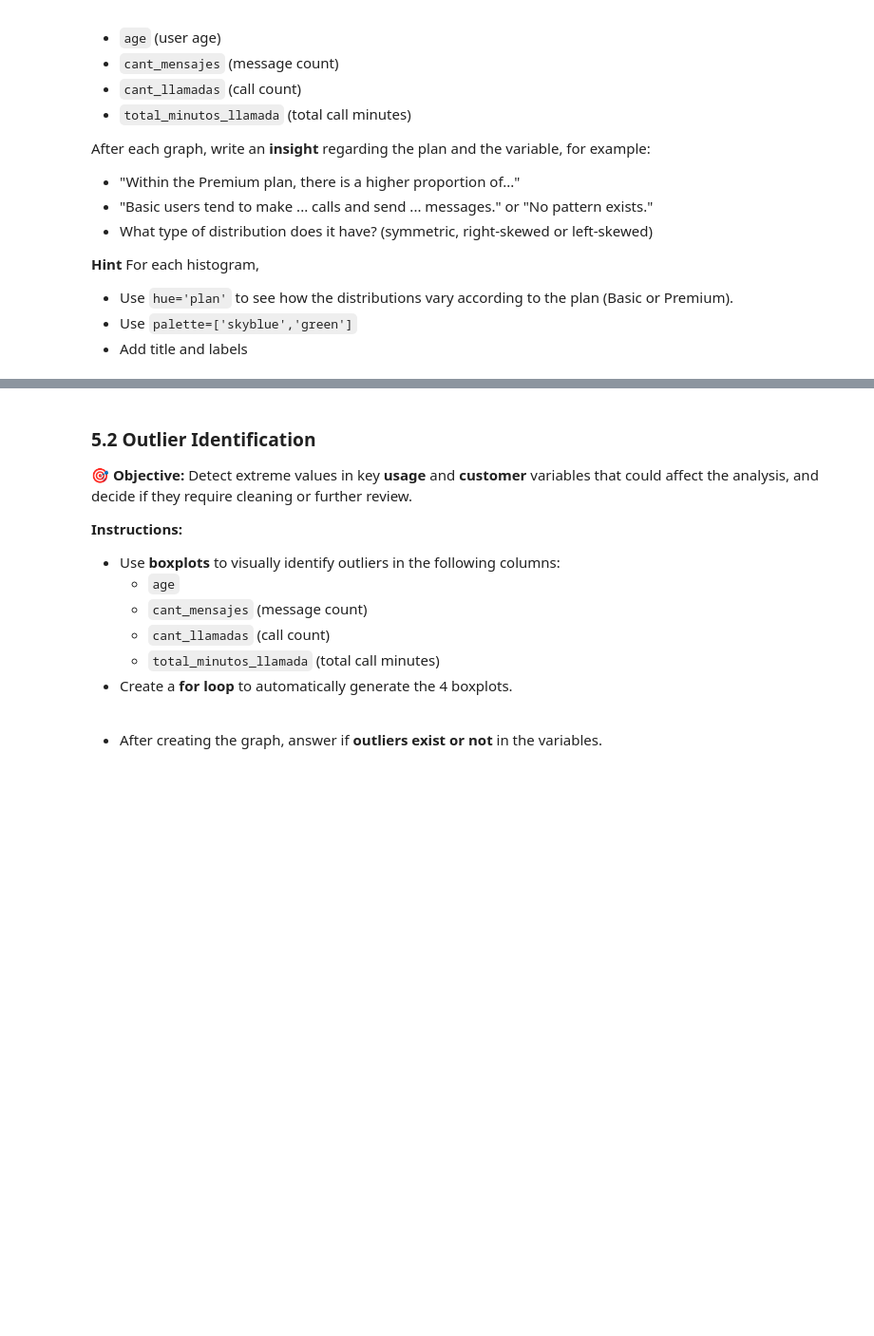
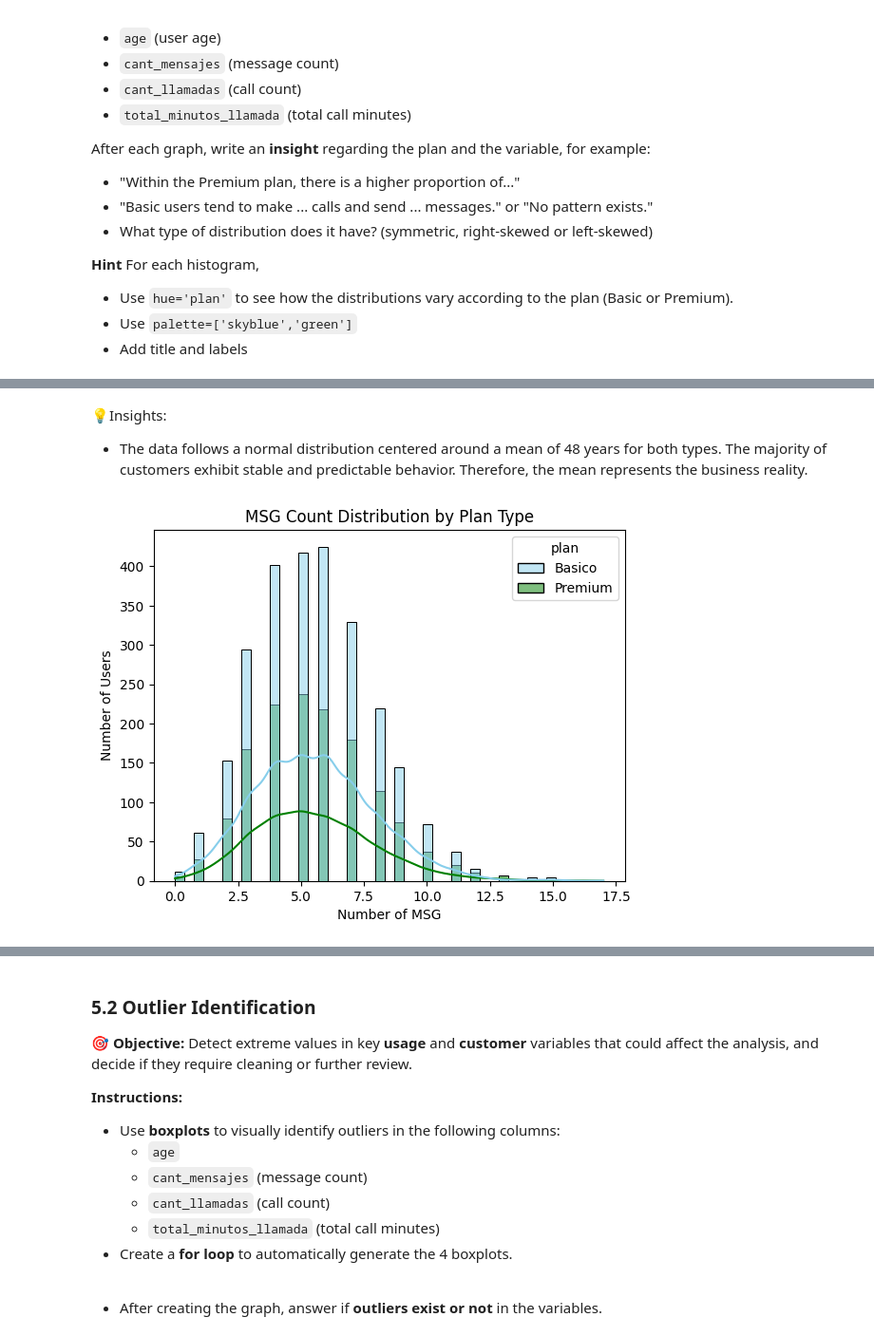
Before and after one commit to IngLuisGarcia17/S7-Project_ConnectaTel, a Jupyter notebook: Copia_de_S7_Project_ConnectaTel.ipynb, the cells around one changed output, grey strips where cells are left out. Shown at 95% size. Cells and saved outputs as stored; diff of their text form; code cells hidden in the pictures; blank space fills up the shorter version.

```diff
--- a/Copia_de_S7_Project_ConnectaTel.ipynb
+++ b/Copia_de_S7_Project_ConnectaTel.ipynb
@@ -357,0 +607,16 @@ NameError: name 'sns' is not defined
+# %% [markdown]
+💡Insights:
+- The data follows a normal distribution centered around a mean of 48 years for both types. The majority of customers exhibit stable and predictable behavior. Therefore, the mean represents the business reality.
+# %%
+# Histogram to visualize message count
+sns.histplot(data= user_profile,
+             x= 'message_count',
+             hue= 'plan',
+             palette= ['skyblue','green'],
+             kde= True)
+plt.title('MSG Count Distribution by Plan Type')
+plt.xlabel('Number of MSG')
+plt.ylabel('Number of Users')
+plt.show()
+# %% [output]
+[figure, added]
```
Also changed, not shown: parts of 76 cells of this notebook.
